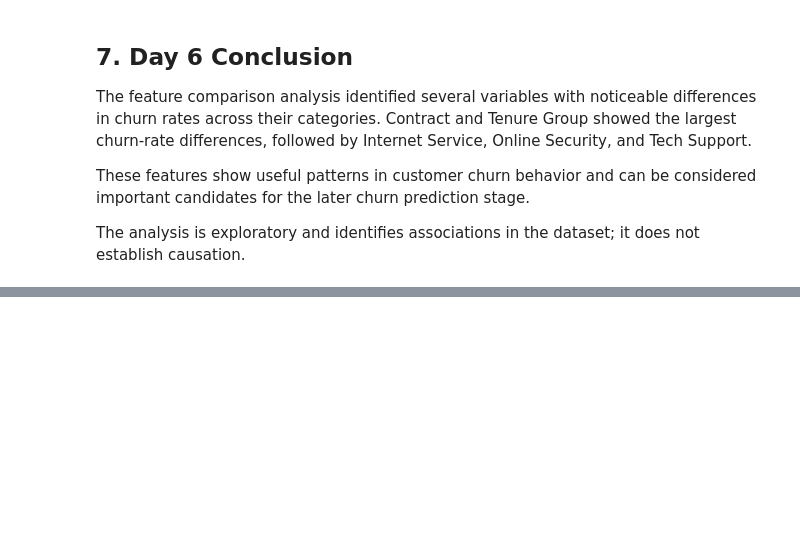
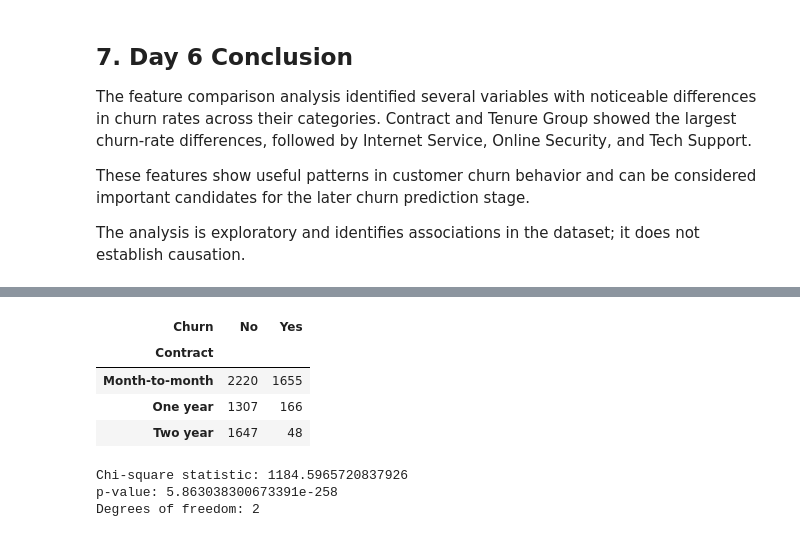
Before and after one commit to sagarsiddharth09-blip/customer-churn-LTV-engine, a Jupyter notebook: Akshay_Baseline_Analytics.ipynb, the cells around one changed output, grey strips where cells are left out. Saved outputs shown, nothing was run; the diff lists cells and outputs as text; code cells hidden in the pictures; blank space fills up the shorter version.

```diff
--- a/Akshay_Baseline_Analytics.ipynb
+++ b/Akshay_Baseline_Analytics.ipynb
@@ -1986,0 +2001,27 @@ The analysis is exploratory and identifies associations in the dataset; it does
+# %%
+# Create contingency table for Contract and Churn
+
+contract_table = pd.crosstab(
+    df["Contract"],
+    df["Churn"]
+)
+
+contract_table
+# %% [output]
+| Churn | No | Yes |
+| Contract |  |  |
+| Month-to-month | 2220 | 1655 |
+| One year | 1307 | 166 |
+| Two year | 1647 | 48 |
+# %%
+# Perform Chi-square test
+
+chi2, p_value, dof, expected = chi2_contingency(contract_table)
+
+print("Chi-square statistic:", chi2)
+print("p-value:", p_value)
+print("Degrees of freedom:", dof)
+# %% [output]
+Chi-square statistic: 1184.5965720837926
+p-value: 5.863038300673391e-258
+Degrees of freedom: 2
```
Also changed, not shown: parts of 27 cells of this notebook.
